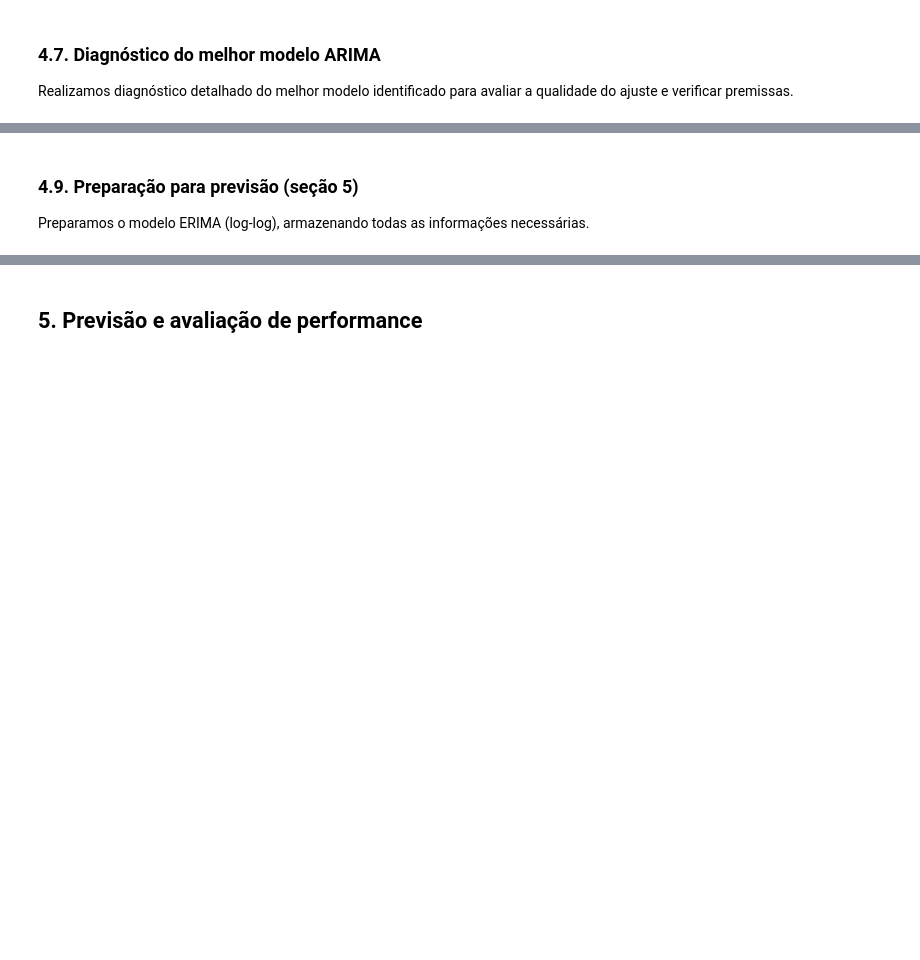
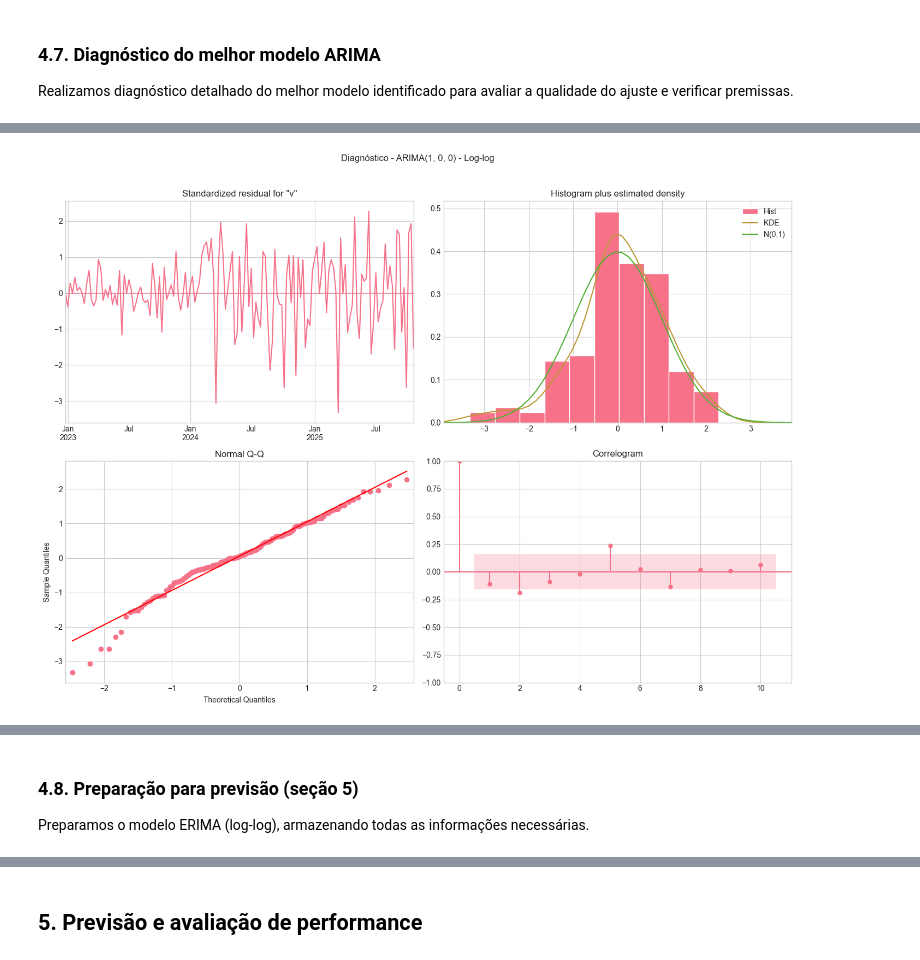
Before and after one commit to kauanmaf/Time-Series-A2, a Jupyter notebook: relatorio.ipynb, the cells around one changed output, grey strips where cells are left out. Cells and saved outputs as stored; diff of their text form; code cells hidden in the pictures; blank space fills up the shorter version.

Commit message:
Ajustar ARIMA

```diff
--- a/relatorio.ipynb
+++ b/relatorio.ipynb
@@ -695,0 +671,13 @@ y_log (volume em log): (149,)
+# %%
+# Covariáveis originais
+print("Preparando covariáveis originais:")
+exog_originais = data[["inv", "users", "users_lag_8"]]
+print(f"exog_originais: {exog_originais.shape}")
+
+# Covariáveis em log
+print(f"\nPreparando covariáveis em log:")
+exog_log = data[["log_inv", "log_users", "users_log_lag_8"]]
+print(f"exog_log: {exog_log.shape}")
+
+# Série resposta (target)
+print(f"\ny_log (volume em log): {y_log.shape}")
@@ -989,0 +962,62 @@ O modelo ARIMA (Log-log) é significativamente melhor
+# %%
+if melhor_modelo is not None:
+    print("\n" + "="*80)
+    print("DIAGNÓSTICO DO MODELO ARIMA FINAL")
+    print("="*80)
+
+    print(f"\nResumo do modelo {melhor_info['Modelo']}:")
+    print(melhor_modelo.summary())
+
+    print("\nDiagnóstico gráfico dos resíduos:")
+    fig = melhor_modelo.plot_diagnostics(figsize=(14, 10))
+    plt.suptitle(f'Diagnóstico - {melhor_info["Modelo"]}', y=1.02)
+    plt.tight_layout()
+    plt.show()
+
+    # Análise detalhada dos resíduos
+    resíduos = melhor_modelo.resid
+
+    print("\nAnálise estatística dos resíduos:")
+    print(f"  • Média: {resíduos.mean():.6f}")
+    print(f"  • Desvio padrão: {resíduos.std():.6f}")
+    print(f"  • Assimetria: {resíduos.skew():.4f}")
+    print(f"  • Curtose: {resíduos.kurtosis():.4f}")
+
+    # Teste de autocorrelação nos resíduos
+    print("\nTeste de autocorrelação (Ljung-Box):")
+    lb_test = acorr_ljungbox(resíduos.dropna(), lags=[10], return_df=True)
+    print(f"  • Lag 10: p-valor = {lb_test.iloc[0]['lb_pvalue']:.4f}")
+
+    if lb_test.iloc[0]['lb_pvalue'] > 0.05:
+        print("  Resíduos não apresentam autocorrelação significativa")
+    else:
+        print("  Resíduos apresentam autocorrelação significativa")
+
+    # Coeficientes significativos com interpretação
+    print("\nInterpretação dos coeficientes significativos:")
+    coef_df = pd.DataFrame({
+        'Parâmetro': melhor_modelo.params.index,
+        'Coeficiente': melhor_modelo.params.values,
+        'P>|z|': melhor_modelo.pvalues.values
+    })
+
+    coef_sig = coef_df[coef_df['P>|z|'] < 0.05]
+
+    if not coef_sig.empty:
+        for _, row in coef_sig.iterrows():
+            param = row['Parâmetro']
+            coef = row['Coeficiente']
+
+            if 'exog' in param:
+                var_name = param.split('.')[1] if '.' in param else param
+                if melhor_info['Tipo'] == 'Log-log':
+                    print(f"  • {var_name}: {coef:.4f} (elasticidade)")
+                else:
+                    print(f"  • {var_name}: {coef:.4f} (efeito marginal)")
+            elif 'ar.' in param:
+                lag = param.split('.')[1]
+                print(f"  • AR({lag}): {coef:.4f} (persistência temporal)")
+            elif 'ma.' in param:
+                lag = param.split('.')[1]
+                print(f"  • MA({lag}): {coef:.4f} (efeito choques anteriores)")
+# %% [output]
@@ -989,0 +1041 @@ O modelo ARIMA (Log-log) é significativamente melhor
+[figure, added]
@@ -990,3 +1054,3 @@ O modelo ARIMA (Log-log) é significativamente melhor
 # %% [markdown]
-### 4.9. Preparação para previsão (seção 5)
+### 4.8. Preparação para previsão (seção 5)
 Preparamos o modelo ERIMA (log-log), armazenando todas as informações necessárias.
```
Also changed, not shown: parts of 20 cells of this notebook.
